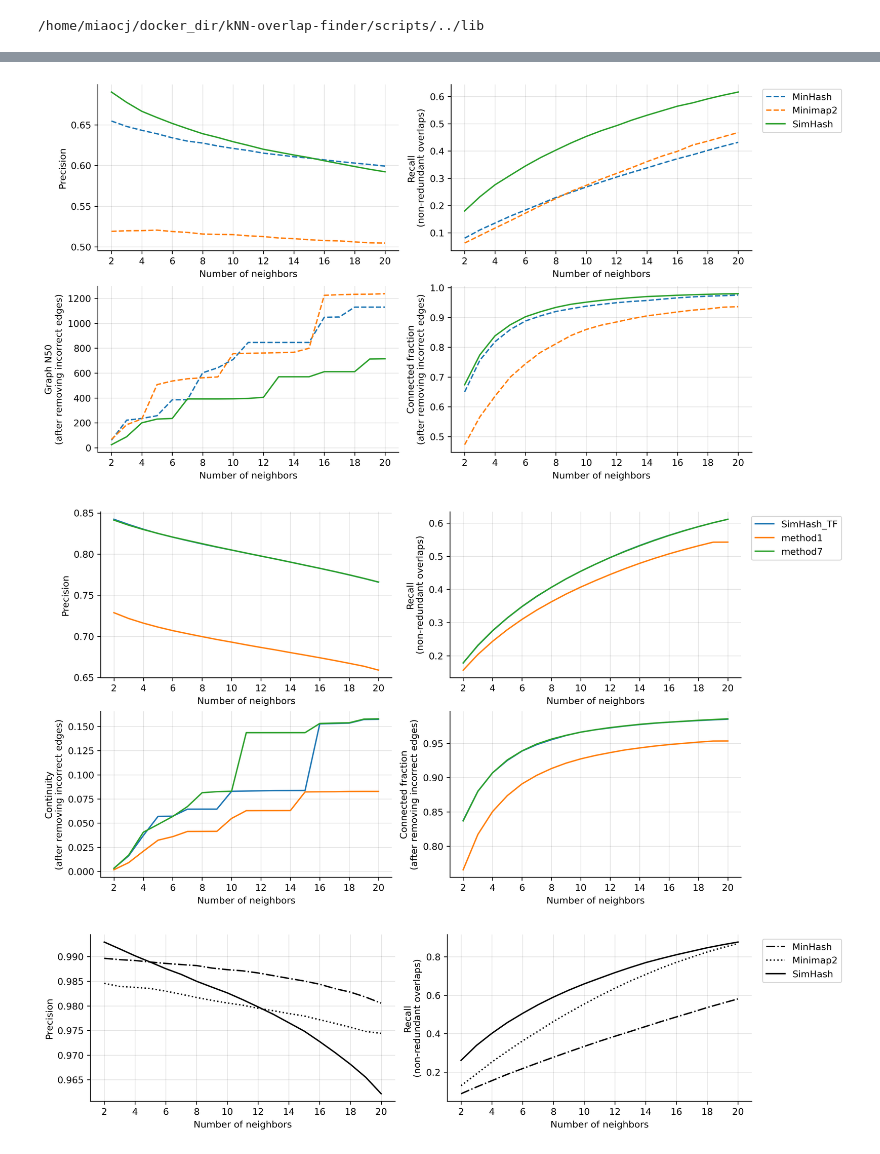
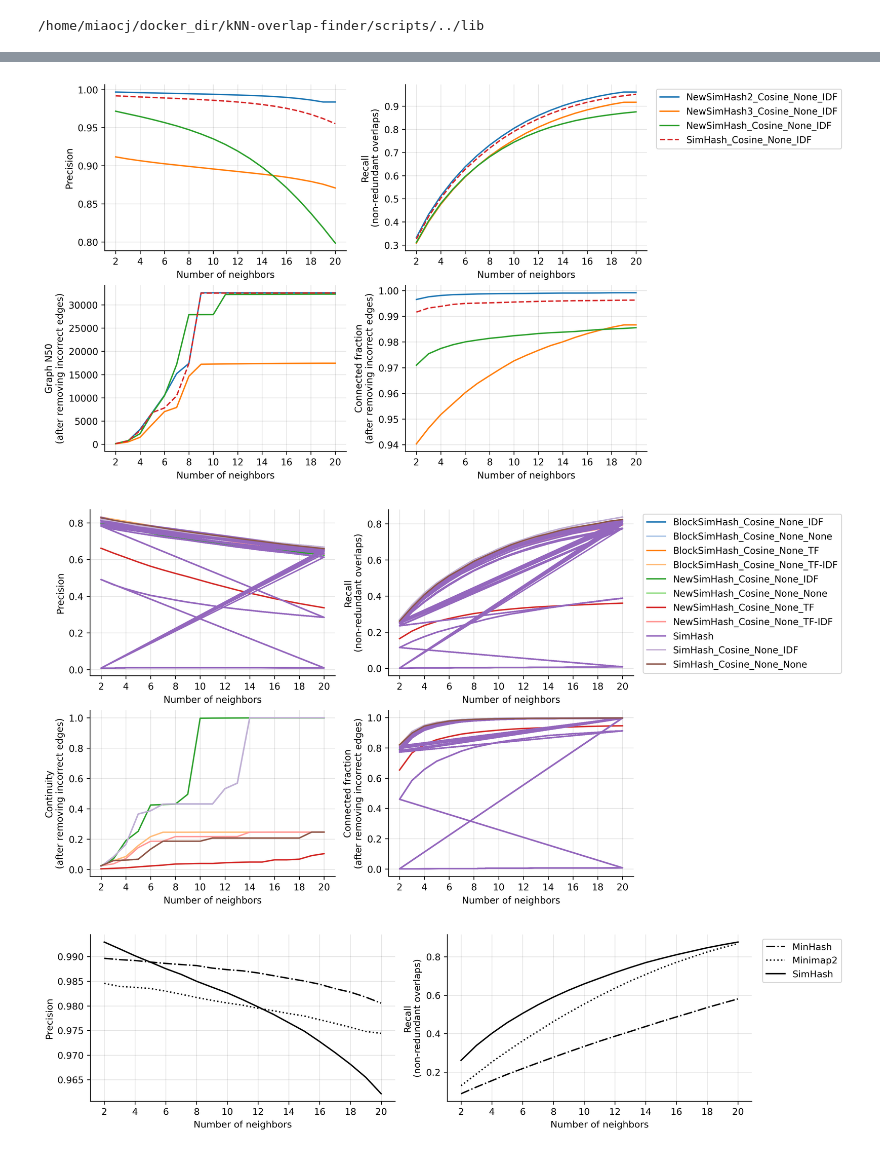
Before and after one commit to jzhang-dev/kNN-overlap-finder, a Jupyter notebook: notebooks/visulization/visulization.ipynb, the cells around one changed output, grey strips where cells are left out. Saved outputs shown, nothing was run; the diff lists cells and outputs as text; code cells hidden in the pictures.

```diff
--- a/notebooks/visulization/visulization.ipynb
+++ b/notebooks/visulization/visulization.ipynb
@@ -37,7 +37,7 @@ from plots import plot_read_graph, mp_plot_read_graphs, get_graphviz_layout, get
 /home/miaocj/docker_dir/kNN-overlap-finder/scripts/../lib
 # %%
 import glob
-evaluate_dir = '/home/miaocj/docker_dir/kNN-overlap-finder/data/evaluation/human/IGK/ONT_R9/kmer_k16/'
+evaluate_dir = '/home/miaocj/docker_dir/kNN-overlap-finder/data/evaluation/CHM13/chr6_50M/pbsim_ONT_93_30k/kmer_k16/'
 file_list = glob.glob(evaluate_dir + '*tsv')
 
 # 循环打开文件
@@ -50,10 +50,10 @@ all_stat_df = pd.concat(statistic_dfs,ignore_index = True)
 all_stat_df['connected_fraction'] = 1 - all_stat_df['singleton_fraction']
 ##筛选用于绘图的method
 methods = all_stat_df['description'].unique()
-# visul_method = []
-# for method in methods:
-#     if 'method' in method:
-#         visul_method.append(method)
+visul_method = []
+for method in methods:
+    if '_IDF' in method:
+        visul_method.append(method)
 
 # method_compare = all_stat_df[all_stat_df['description'].isin(visul_method)]
 # df = method_compare
@@ -174,37 +191,37 @@ y_labels = dict(
 
 if len(visul_method) <= 10:
     color_list = seaborn.color_palette("tab10")
 elif len(visul_method) <= 20:
     color_list = seaborn.color_palette("tab20")
 else:
     color_list = seaborn.color_palette("rainbow")
 
 fig, axes = plt.subplots(2, 2, figsize=(12, 6), constrained_layout=True)
 for i, ax in enumerate( itertools.chain(*axes) ):
     y = list(y_labels)[i]
     x = 'n_neighbors'
     hue = 'description'
     for j,(desc, group) in enumerate(df.groupby(hue)):
-        if 'Sim' in desc:
+        if 'New' in desc:
             linestyle = 'solid'
-        elif '64' in desc:
-            linestyle = 'dotted'
+        elif 'Block' in desc:
+            linestyle = 'solid'
         elif '--' in desc:
             linestyle = 'dashdot'
         else:
             linestyle = 'dashed'
         ax.plot(group[x], group[y], label=desc, color =  color_list[j], linestyle = linestyle)
     ax.set_xticks([ x for x in k_values if x%2==0])
     ax.set_xlabel("Number of neighbors")
     ax.set_ylabel(y_labels[y])
     ax.grid(axis='both', color='k', alpha=0.1)
 
     if i == 1:
         ax.legend(loc="upper left", bbox_to_anchor=(1.02, 1))
 
     ax.spines[['top', 'right']].set_visible(False)
 # %% [output]
-[figure, old version]
+[figure, new version]
 # %%
 k_values = np.arange(2, 21)
 y_labels = dict(
@@ -246,7 +263,7 @@ for i, ax in enumerate( itertools.chain(*axes) ):
 
     ax.spines[['top', 'right']].set_visible(False)
 # %% [output]
-[figure, old version]
+[figure, new version]
 # %%
 ##仅两组
 df =df_IGH
```
Also changed, not shown: parts of 5 cells of this notebook, 19 other files.
